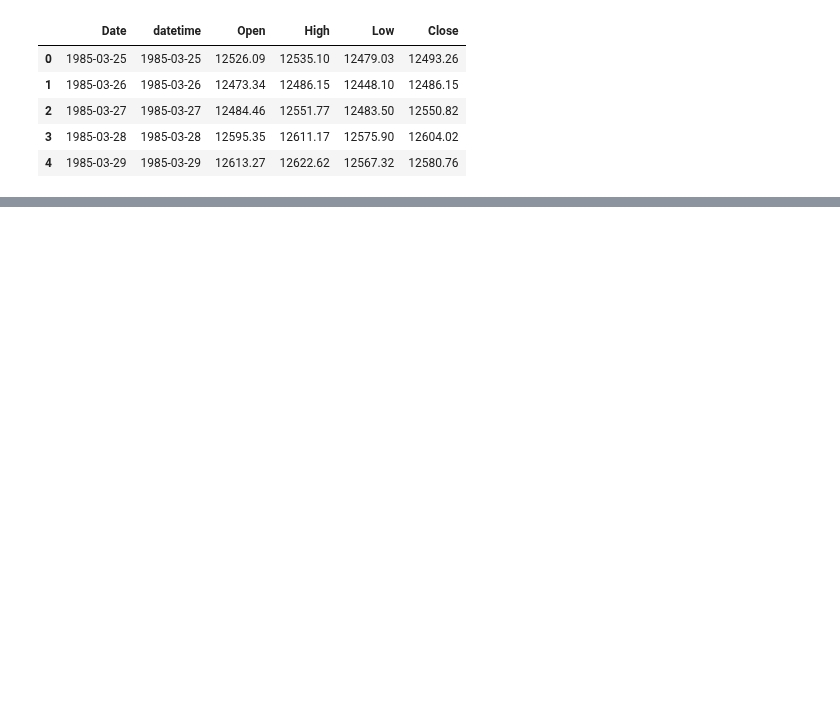
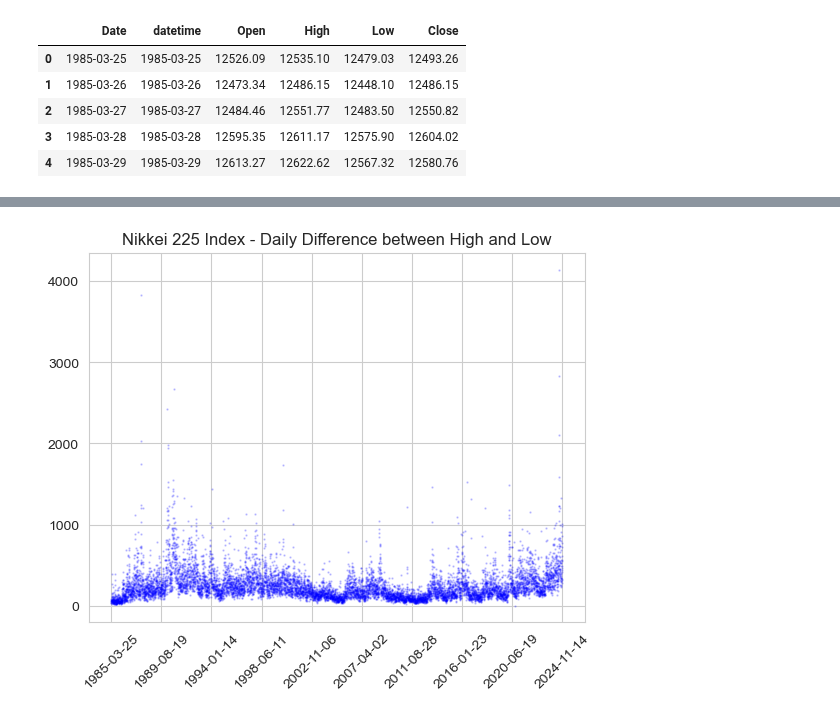
Before and after one commit to ghuckabe/DSTMarketAnalysis, a Jupyter notebook: nikkei_EDA.ipynb, the cells around one changed output, grey strips where cells are left out. Drawn from its saved outputs; the diff is of its cells as text; code cells hidden in the pictures; blank space fills up the shorter version.

```diff
--- a/nikkei_EDA.ipynb
+++ b/nikkei_EDA.ipynb
@@ -174,0 +146,24 @@ plt.show()
+# %%
+# we can plot Nikkei 225 now with the missing dates, it seems to know to plot the years on the x-axis now
+# the issue is that it's not correctly spaced; the skips in time might not always be the same amount
+
+plt.scatter(nikkei_reindex.index,nikkei_reindex['High']-nikkei_reindex['Low'],label='Difference',color='b',alpha=0.2,s=0.5)
+
+plt.title('Nikkei 225 Index - Daily Difference between High and Low')
+
+num_entries = nikkei_reindex.index.max()
+
+# Set a desired number of ticks; in the cell above, we had num_segments = 9 (one less than num_ticks)
+num_ticks = 10
+
+# Generate equally spaced tick positions
+nikkei_tick_positions = np.linspace(0, num_entries - 1, num_ticks).astype(int)
+
+# Set the ticks and their corresponding labels from the original dates
+plt.xticks(ticks=nikkei_tick_positions, labels=nikkei_tick_labels, rotation=45)
+
+
+#plt.legend()
+plt.show()
+# %% [output]
+[figure, added]
```
Also changed, not shown: parts of 3 cells of this notebook.
